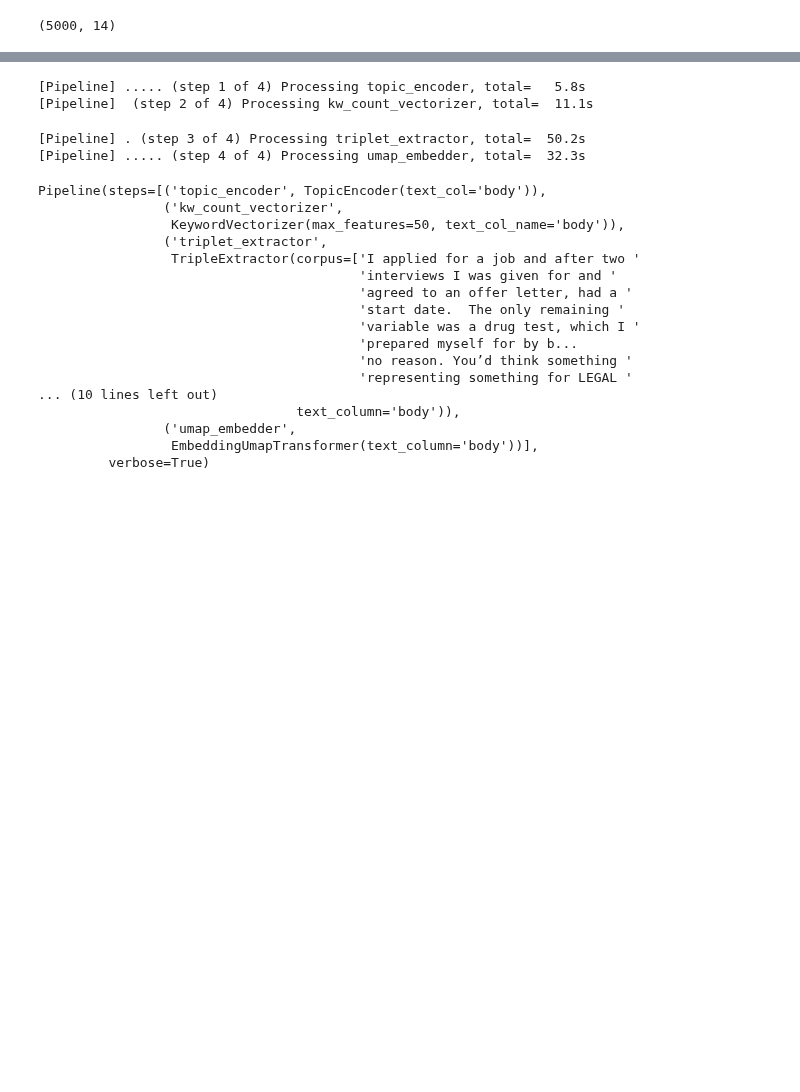
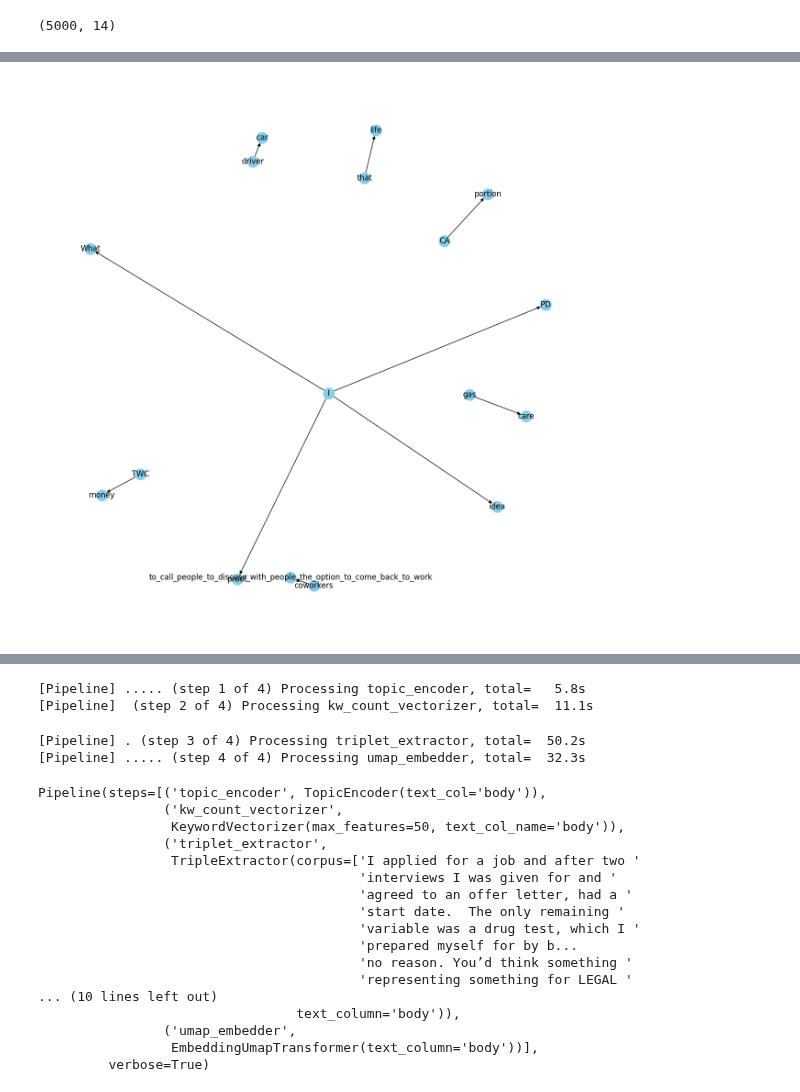
Before and after one commit to pdoubleg/junk-drawer, a Jupyter notebook: src_index/bertopic_testing copy.ipynb, the cells around one changed output, grey strips where cells are left out. Cells and saved outputs as stored; diff of their text form; code cells hidden in the pictures; blank space fills up the shorter version.

```diff
--- a/src_index/bertopic_testing copy.ipynb
+++ b/src_index/bertopic_testing copy.ipynb
@@ -315,0 +366,15 @@ class TripleExtractor(BaseEstimator, TransformerMixin):
+# %%
+risk_keywords = ["liability", "insurance", "should_do"]
+
+corpus_ = df['body'].tolist()
+corpus = [d for d in corpus_]
+# %%
+triplet_extractor = TripleExtractor(
+        'body',
+        risk_keywords=risk_keywords,
+        n_top_triples=10,
+        corpus=corpus)
+# %%
+test_df = df.sample(100)
+# %%
+triplet_extractor.fit(test_df)
@@ -315,0 +399,5 @@ class TripleExtractor(BaseEstimator, TransformerMixin):
+# %%
+# To visualize all_triples
+triplet_extractor.visualize_knowledge_graph(use_top_triples=True)
+# %% [output]
+[figure, added]
```
Also changed, not shown: parts of 8 cells of this notebook.
